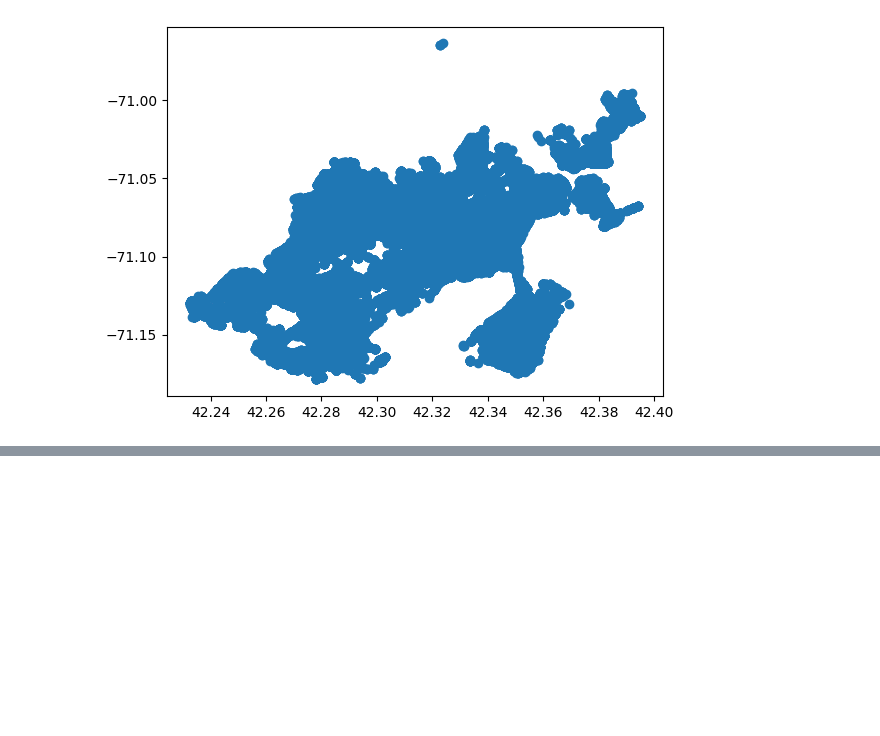
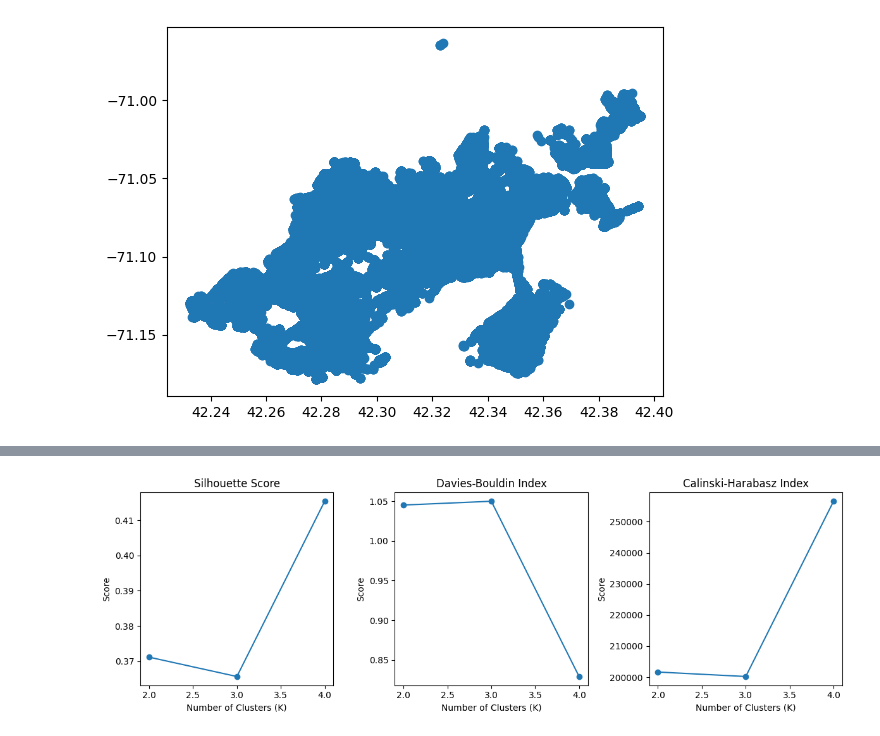
Before and after one commit to jaybeberry9591/graph_theory_assignments, a Jupyter notebook: fuzzy_c_means_clustering.ipynb, the cells around one changed output, grey strips where cells are left out. Saved outputs shown, nothing was run; the diff lists cells and outputs as text; code cells hidden in the pictures; blank space fills up the shorter version.

```diff
--- a/fuzzy_c_means_clustering.ipynb
+++ b/fuzzy_c_means_clustering.ipynb
@@ -333,0 +342,90 @@ sns.scatterplot(data=data, x=data[:,0],y=data[:,1], hue=labels, palette='nipy_sp
+# %%
+
+# Sample Fuzzy C-Means clustering function
+def fuzzy_c_means(data, K, m, max_iteration):
+    # Initialize membership matrix U randomly
+    U = np.random.rand(data.shape[0], K)
+    U /= np.sum(U, axis=1)[:, np.newaxis]
+
+    for iteration in range(max_iteration):
+        # Calculate centroids
+        Centroids = calculate_centroid(data, K, U, m)
+
+        # Update membership matrix U
+        U_new = calculate_membership(data, Centroids, K, m)
+
+        # Check convergence
+        if np.linalg.norm(U_new - U) <= 0.00001:
+            break
+
+        U = U_new
+
+    labels = np.argmax(U, axis=1)
+    return labels
+
+# Sample centroid calculation function
+def calculate_centroid(data, K, U, m):
+    Centroids = np.zeros((K, data.shape[1]))
+    for i in range(K):
+        Centroids[i, :] = np.sum((U[:, i] ** m)[:, np.newaxis] * data, axis=0) / np.sum(U[:, i] ** m)
+    return Centroids
+
+# Sample membership calculation function
+def calculate_membership(data, Centroids, K, m):
+    U_new = np.zeros((data.shape[0], K))
+    for i in range(K):
+        U_new[:, i] = np.linalg.norm(data - Centroids[i, :], axis=1)
+
+    U_new = 1 / (U_new ** (2 / (m - 1)) * np.sum((1 / U_new) ** (2 / (m - 1)), axis=1)[:, np.newaxis])
+    return U_new
+
+# Sample data loading and preprocessing (replace with your own data)
+# data = pd.read_csv("your_data.csv")  # Load your dataset
+# data = data[['lat', 'long']].values  # Extract relevant columns as NumPy array
+
+# Perform Fuzzy C-Means clustering for different values of K
+K_range = range(2, 5)  # You can change this range as needed
+silhouette_scores = []
+davies_bouldin_scores = []
+calinski_harabasz_scores = []
+
+for K in K_range:
+    labels = fuzzy_c_means(data, K, m=2, max_iteration=100)  # Adjust m and max_iteration as needed
+
+    # Calculate Silhouette Score
+    silhouette_avg = silhouette_score(data, labels)
+    silhouette_scores.append(silhouette_avg)
+
+    # Calculate Davies-Bouldin Index
+    davies_bouldin = davies_bouldin_score(data, labels)
+    davies_bouldin_scores.append(davies_bouldin)
+
+    # Calculate Calinski-Harabasz Index
+    calinski_harabasz = calinski_harabasz_score(data, labels)
+    calinski_harabasz_scores.append(calinski_harabasz)
+
+# Plot the metrics to find the optimal number of clusters
+plt.figure(figsize=(12, 4))
+
+plt.subplot(131)
+plt.plot(K_range, silhouette_scores, marker='o')
+plt.title('Silhouette Score')
+plt.xlabel('Number of Clusters (K)')
+plt.ylabel('Score')
+
+plt.subplot(132)
+plt.plot(K_range, davies_bouldin_scores, marker='o')
+plt.title('Davies-Bouldin Index')
+plt.xlabel('Number of Clusters (K)')
+plt.ylabel('Score')
+
+plt.subplot(133)
+plt.plot(K_range, calinski_harabasz_scores, marker='o')
+plt.title('Calinski-Harabasz Index')
+plt.xlabel('Number of Clusters (K)')
+plt.ylabel('Score')
+
+plt.tight_layout()
+plt.show()
+# %% [output]
+[figure, added]
```
Also changed, not shown: parts of 7 cells of this notebook.
